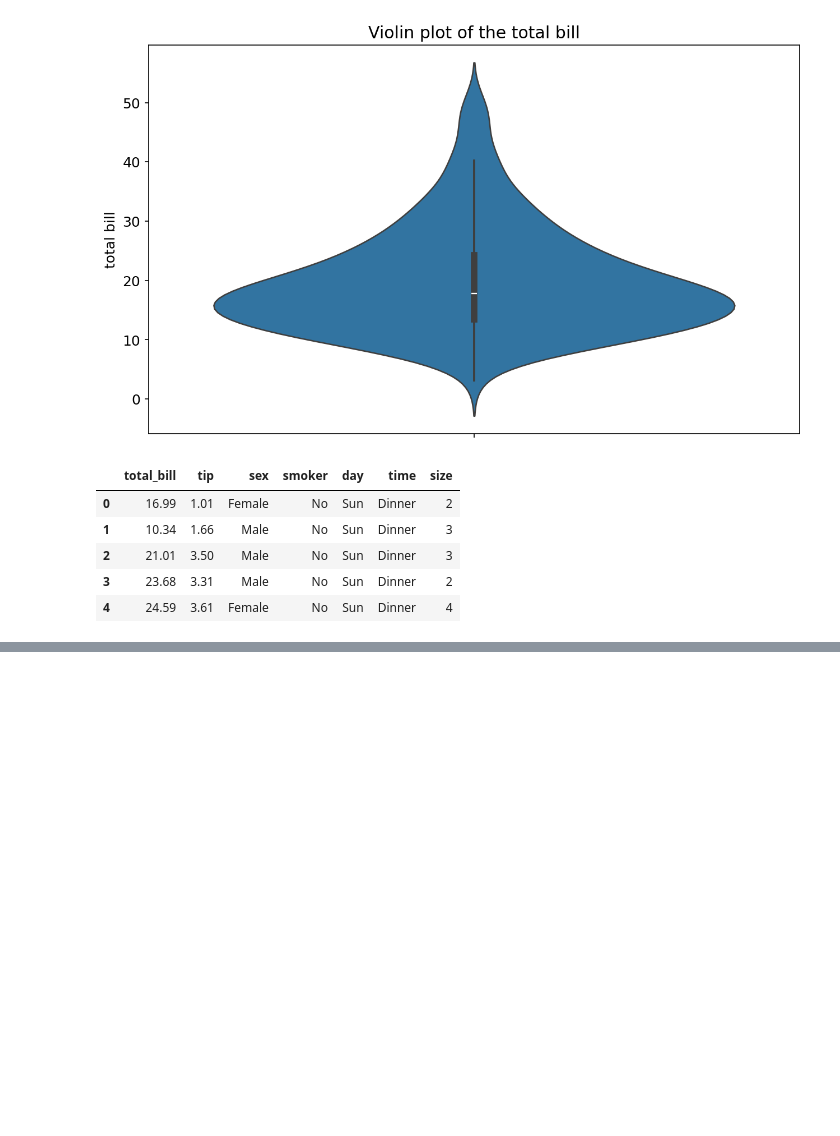
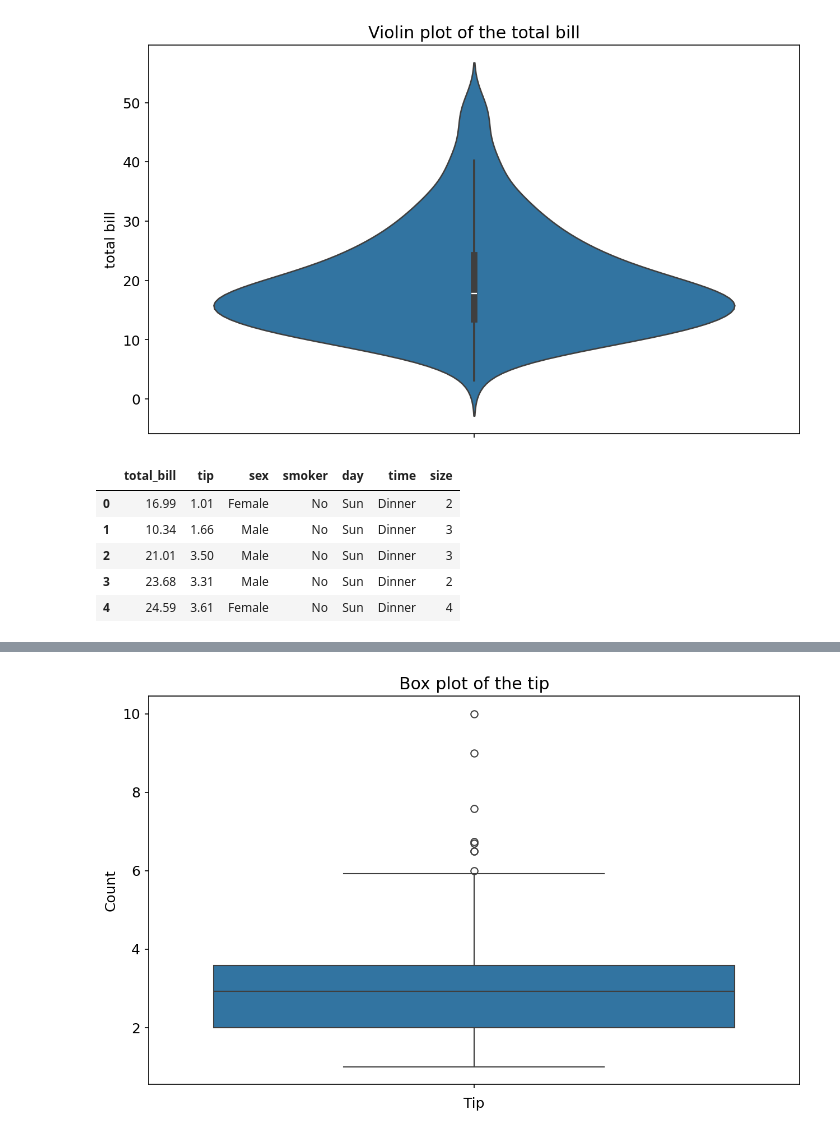
Before and after one commit to Jawad-Muzafar/EDA, a Jupyter notebook: Tips/eda.ipynb, the cells around one changed output, grey strips where cells are left out. Saved outputs shown, nothing was run; the diff lists cells and outputs as text; code cells hidden in the pictures; blank space fills up the shorter version.

```diff
--- a/Tips/eda.ipynb
+++ b/Tips/eda.ipynb
@@ -157,0 +187,8 @@ df.head()
+# %%
+sns.boxplot(df['tip'])
+plt.title('Box plot of the tip')
+plt.xlabel('Tip')
+plt.ylabel('Count')
+plt.show()
+# %% [output]
+[figure, added]
```
Also changed, not shown: parts of 34 cells of this notebook.
